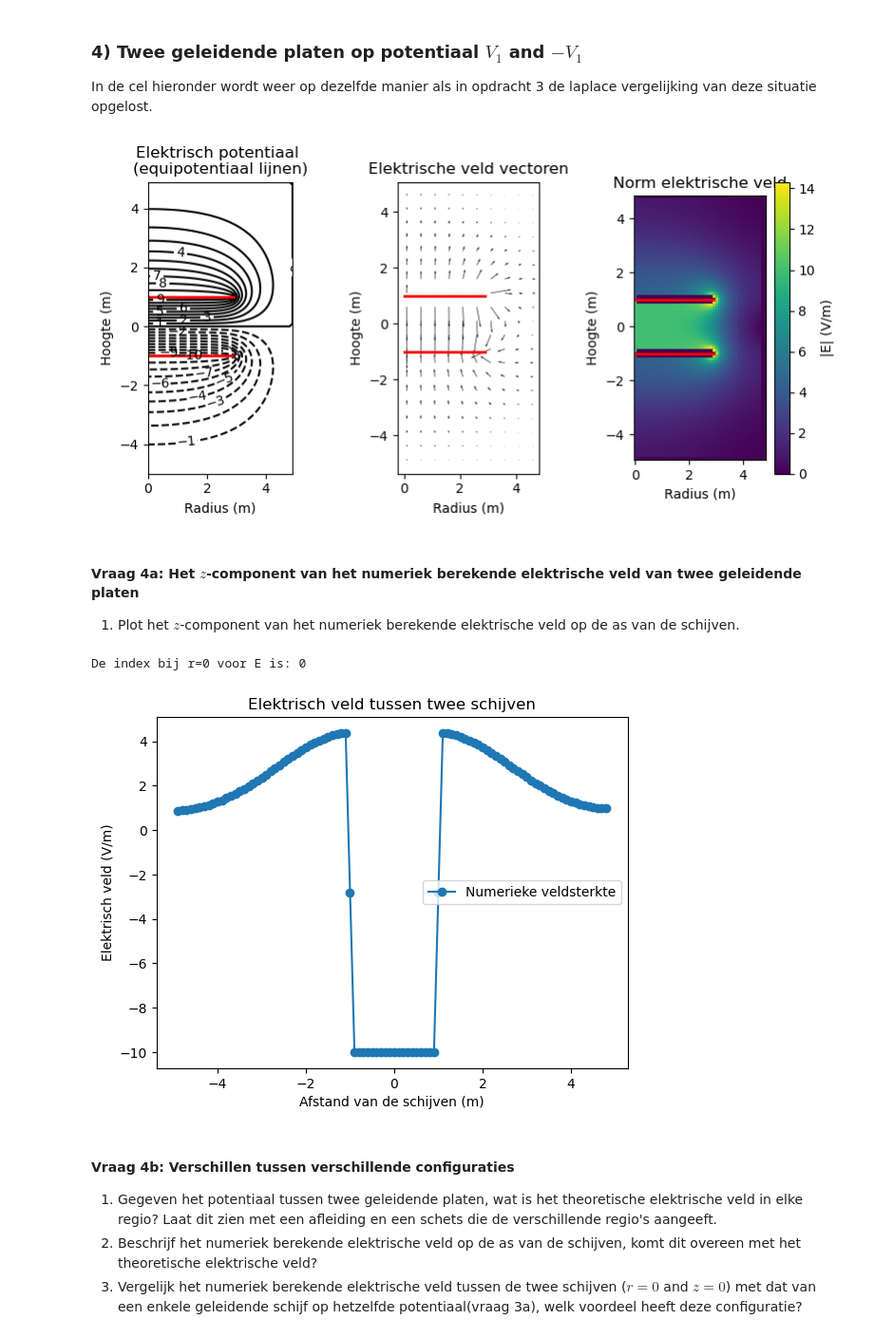
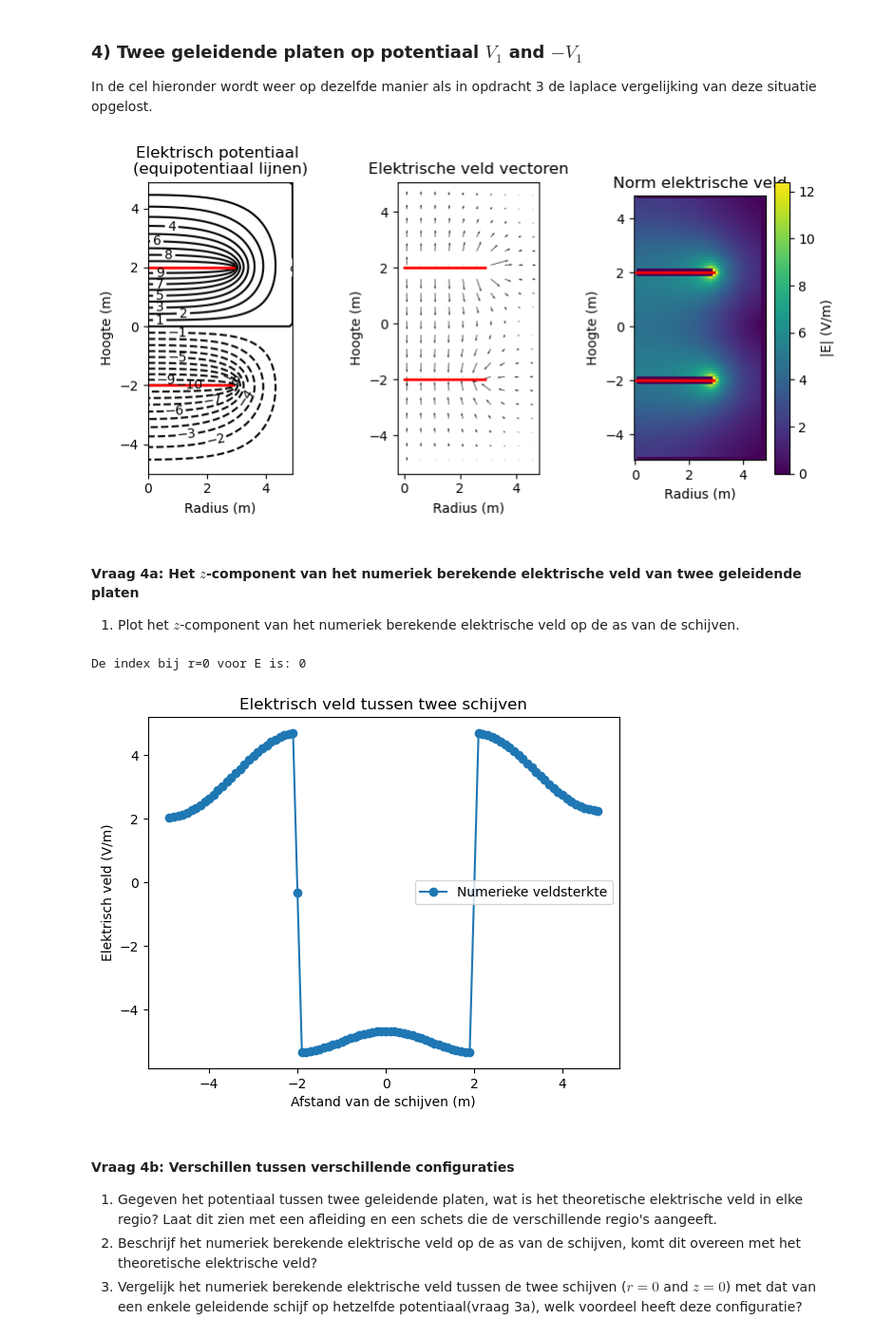
Before and after one commit to wpfPeutz/opdrachten-DEF-D, a Jupyter notebook: DigitaleOntwerpopdrachten/1CondensatorOpdracht/CondensatorOntwerpopdracht.ipynb, the cells around one changed output. Shown at 95% size. Cells and saved outputs as stored; diff of their text form; code cells hidden in the pictures.

```diff
--- a/DigitaleOntwerpopdrachten/1CondensatorOpdracht/CondensatorOntwerpopdracht.ipynb
+++ b/DigitaleOntwerpopdrachten/1CondensatorOpdracht/CondensatorOntwerpopdracht.ipynb
@@ -531,28 +531,28 @@ In de cel hieronder wordt weer op dezelfde manier als in opdracht 3 de laplace v
 # %%
 # Run deze cel en pas de cel aan in vraag 4f.
 # Voor twee schijven
-spacing_between_disks = 2  # (m)
+spacing_between_disks = 4  # (m)
 z_pos_disk1 = spacing_between_disks/2  # z-coördinaat van de eerste geleidende schijf (m)
 z_pos_disk2 = -spacing_between_disks/2  # z-coördinaat van de tweede geleidende schijf (m)
 V1 = 10  # elektrische potentiaal van de eerste geleidende schijf (V)
 V2 = -10  # elektrische potentiaal van de tweede geleidende schijf (V)
 
 r, z, r_repmat, V, B, idx_R, idx_z1, idx_z2 = initialize_variables_Laplace(width_domain, disk_radius, height_domain, grid_step, z_pos_disk1, z_pos_disk2, V0, V1, V2)
 
 """--------------------------------------------------------------------
 Veldberekening voor de twee geleidende schijven
 """
 solve_Laplace_equation(V, B, r_repmat, grid_step, idx_z1, idx_z2, idx_R, V1, V2, 1e-3)
 Er, Ez, normE = compute_E_disk(V, B, grid_step)
 r_for_E = r[1:-1]  # de centered finite-difference method kan E niet berekenen op het allereerste en allerlaatste gridpunt in de r-dimensie
 z_for_E = z[1:-1]  # de centered finite-difference method kan E niet berekenen op het allereerste en allerlaatste gridpunt in de z-dimensie
 
 """"---------------------------------------------------------
 Plot het berekende veld
 """
 plot_results_disk(Ez, Er, normE, V, r, z, grid_step, disk_radius, z_pos_disk1, z_pos_disk2)
 # %% [output]
-[figure, old version]
+[figure, new version]
 # %% [markdown]
 #### Vraag 4a: Het $z$-component van het numeriek berekende elektrische veld van twee geleidende platen
 
@@ -576,7 +576,7 @@ plt.legend()
 plt.show()
 # %% [output]
 De index bij r=0 voor E is: 0
-[figure, old version]
+[figure, new version]
 # %% [markdown]
 #### Vraag 4b: Verschillen tussen verschillende configuraties
 
```
Also changed, not shown: parts of 4 cells of this notebook.
